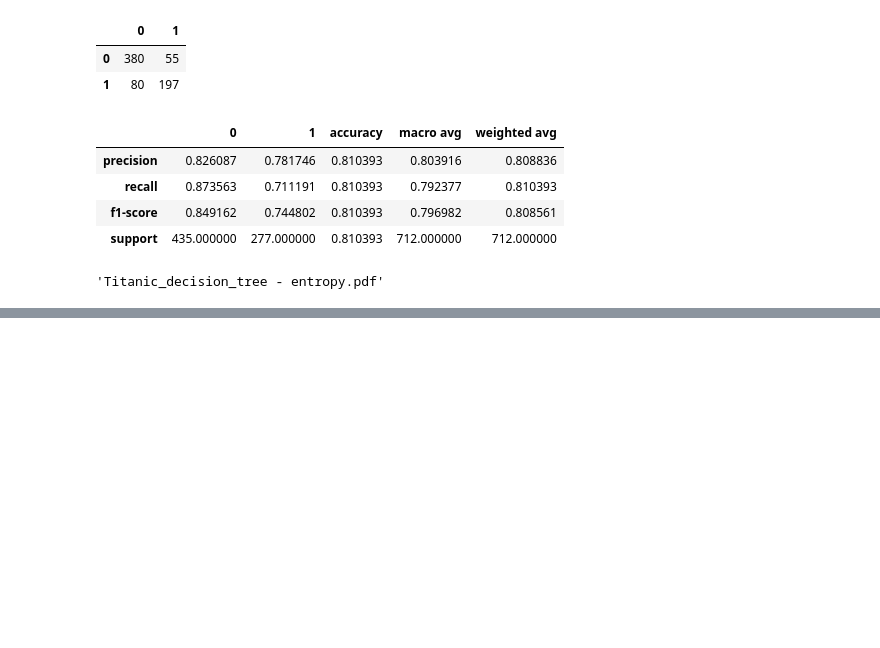
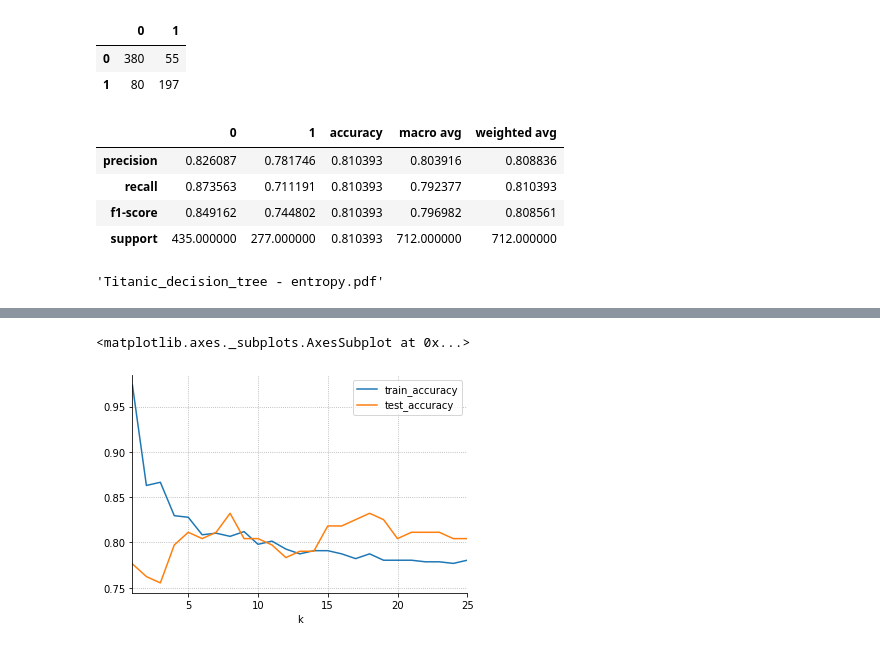
Before and after one commit to ravinder79/classification, a Jupyter notebook: model.ipynb, the cells around one changed output, grey strips where cells are left out. Drawn from its saved outputs; the diff is of its cells as text; code cells hidden in the pictures; blank space fills up the shorter version.

```diff
--- a/model.ipynb
+++ b/model.ipynb
@@ -642,0 +664,3 @@ graph.render('Titanic_decision_tree - entropy', view=True)
+# %%
+m = encoder.transform(validate[['sex']])
+validate = pd.concat([validate, pd.DataFrame(m, columns = ['female', 'male'], index = validate.index)], axis =1)
@@ -642,0 +670,7 @@ graph.render('Titanic_decision_tree - entropy', view=True)
+# %%
+X_train = train[['fare_scaled', 'age_scaled', 'female', 'male']]
+y_train = train[['survived']]
+X_validate = validate[['fare_scaled', 'age_scaled', 'female', 'male']]
+y_validate = validate[['survived']]
+X_test = test[['fare_scaled', 'age_scaled', 'female', 'male']]
+y_test = test[['survived']]
@@ -642,0 +686,4 @@ graph.render('Titanic_decision_tree - entropy', view=True)
+# %%
+knn = KNeighborsClassifier(n_neighbors=8, weights='uniform')
+# %%
+knn.fit(X_train, y_train)
@@ -642,0 +714,5 @@ graph.render('Titanic_decision_tree - entropy', view=True)
+# %%
+util.plot_k_vs_accuracy(X_train, y_train, X_validate, y_validate)
+# %% [output]
+<matplotlib.axes._subplots.AxesSubplot at 0x...>
+[figure, added]
```
Also changed, not shown: parts of 48 cells of this notebook.
